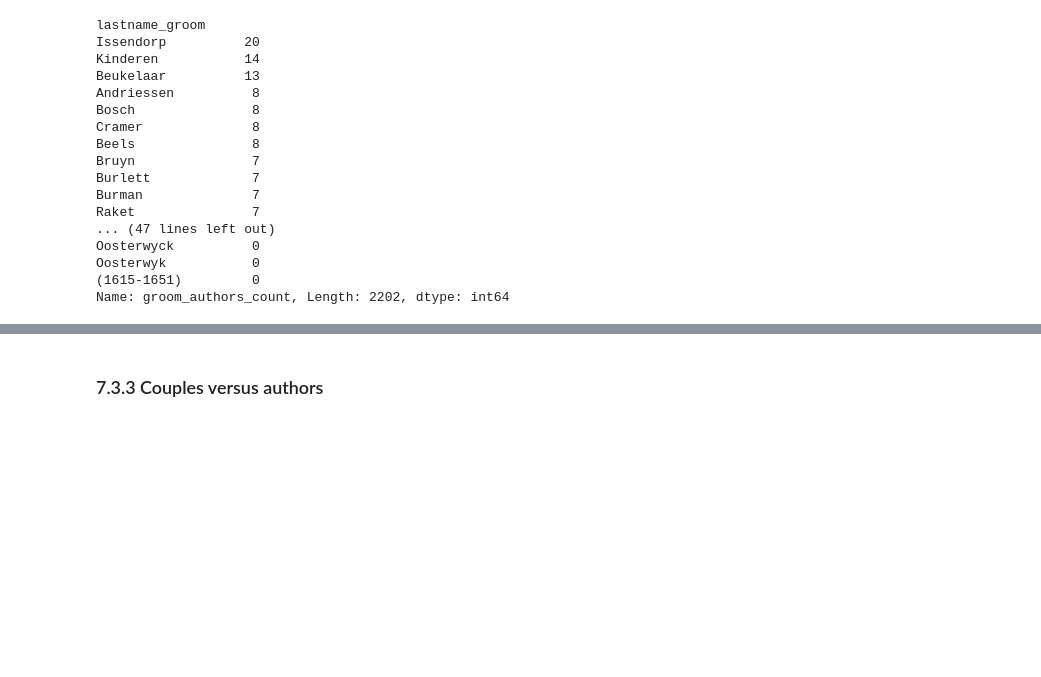
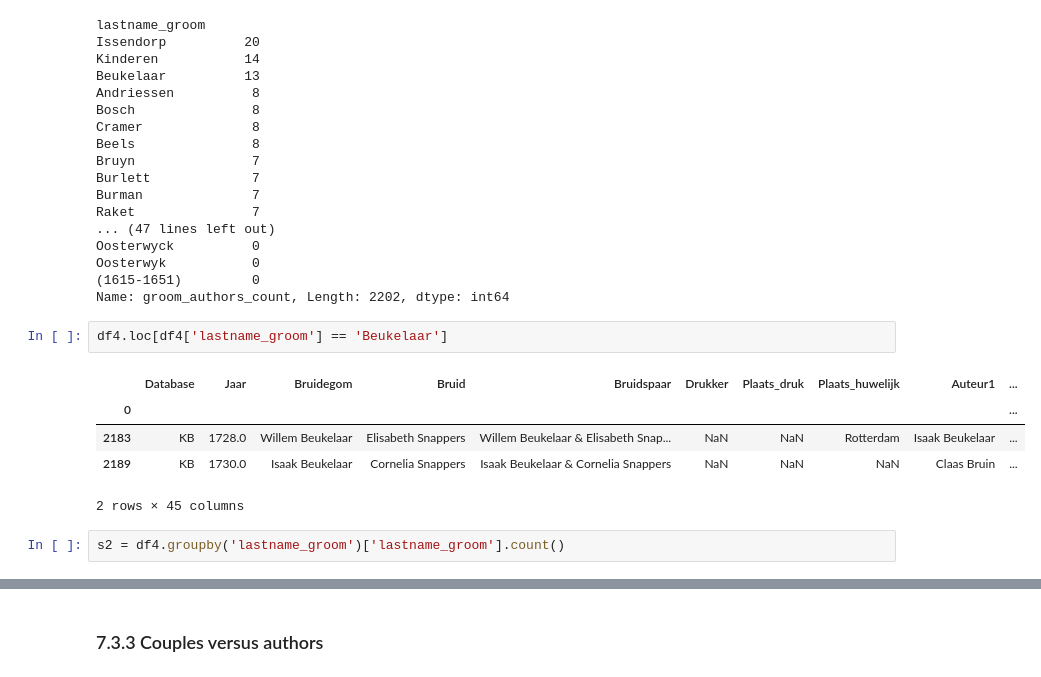
Before and after one commit to awlassche/netwerk-huwelijksgedichten, a Jupyter notebook: Notebooks_scripts/Data analysis 2.0.ipynb, the cells around one changed output, grey strips where cells are left out. Saved outputs shown, nothing was run; the diff lists cells and outputs as text; blank space fills up the shorter version.

```diff
--- a/Notebooks_scripts/Data analysis 2.0.ipynb
+++ b/Notebooks_scripts/Data analysis 2.0.ipynb
@@ -349,3 +359,13 @@ Oosterwyck          0
 Oosterwyk           0
 (1615-1651)         0
 Name: groom_authors_count, Length: 2202, dtype: int64
+# %%
+df4.loc[df4['lastname_groom'] == 'Beukelaar']
+# %% [output]
+|  | Database | Jaar | Bruidegom | Bruid | Bruidspaar | Drukker | Plaats_druk | Plaats_huwelijk | Auteur1 | ... |
+| 0 |  |  |  |  |  |  |  |  |  | ... |
+| 2183 | KB | 1728.0 | Willem Beukelaar | Elisabeth Snappers | Willem Beukelaar & Elisabeth Snap... | NaN | NaN | Rotterdam | Isaak Beukelaar | ... |
+| 2189 | KB | 1730.0 | Isaak Beukelaar | Cornelia Snappers | Isaak Beukelaar & Cornelia Snappers | NaN | NaN | NaN | Claas Bruin | ... |
+2 rows × 45 columns
+# %%
+s2 = df4.groupby('lastname_groom')['lastname_groom'].count()
```
Also changed, not shown: parts of 7 cells of this notebook.
